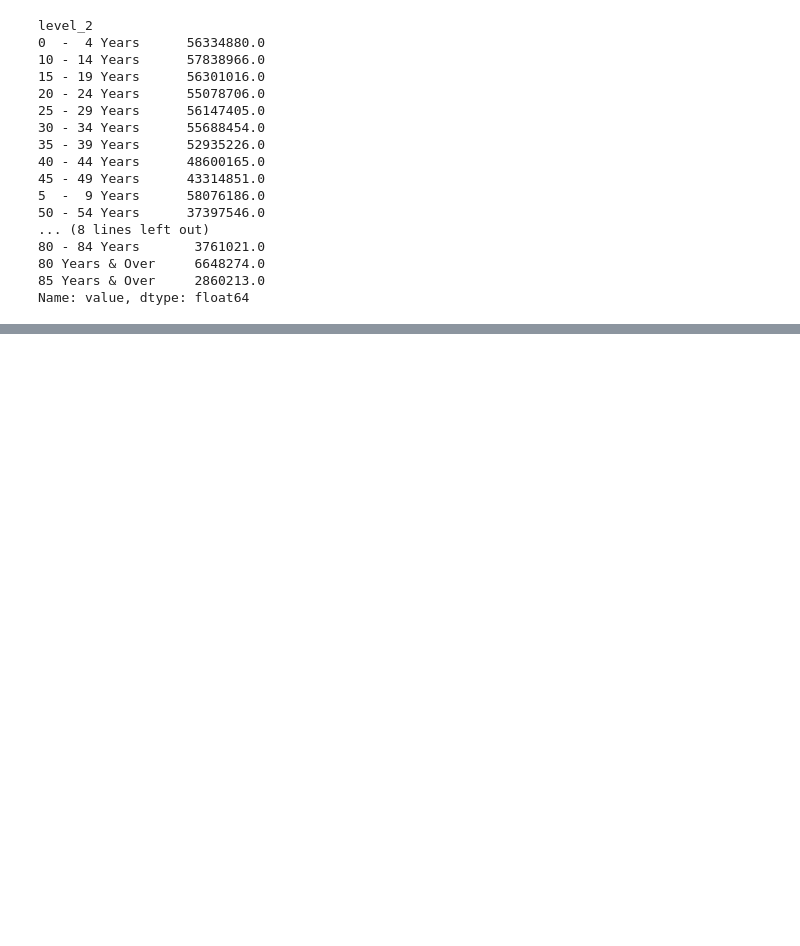
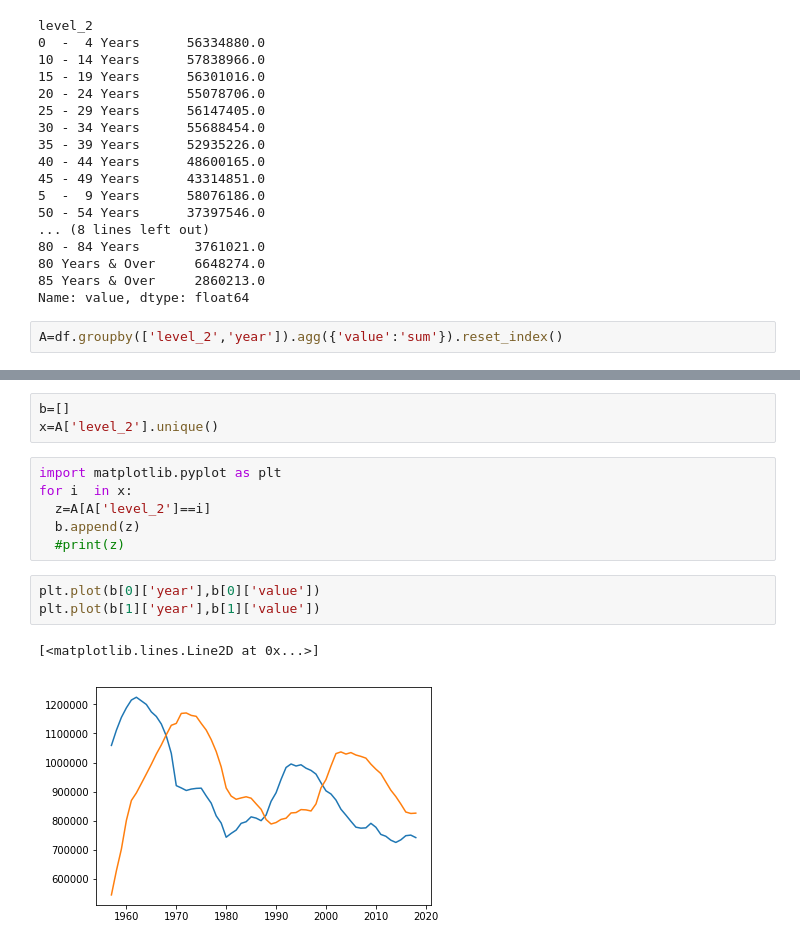
Before and after one commit to amit-kumar9766/Deep-learning.ai, a Jupyter notebook: Singapore.ipynb, the cells around one changed output, grey strips where cells are left out. Cells and saved outputs as stored; diff of their text form; blank space fills up the shorter version.

```diff
--- a/Singapore.ipynb
+++ b/Singapore.ipynb
@@ -338,3 +389,5 @@ level_2
 80 Years & Over     6648274.0
 85 Years & Over     2860213.0
 Name: value, dtype: float64
+# %%
+A=df.groupby(['level_2','year']).agg({'value':'sum'}).reset_index()
@@ -340,0 +403,15 @@ Name: value, dtype: float64
+# %%
+b=[]
+x=A['level_2'].unique()
+# %%
+import matplotlib.pyplot as plt
+for i  in x:
+  z=A[A['level_2']==i]
+  b.append(z)
+  #print(z)
+# %%
+plt.plot(b[0]['year'],b[0]['value'])
+plt.plot(b[1]['year'],b[1]['value'])
+# %% [output]
+[<matplotlib.lines.Line2D at 0x...>]
+[figure, added]
```
Also changed, not shown: parts of 51 cells of this notebook.
